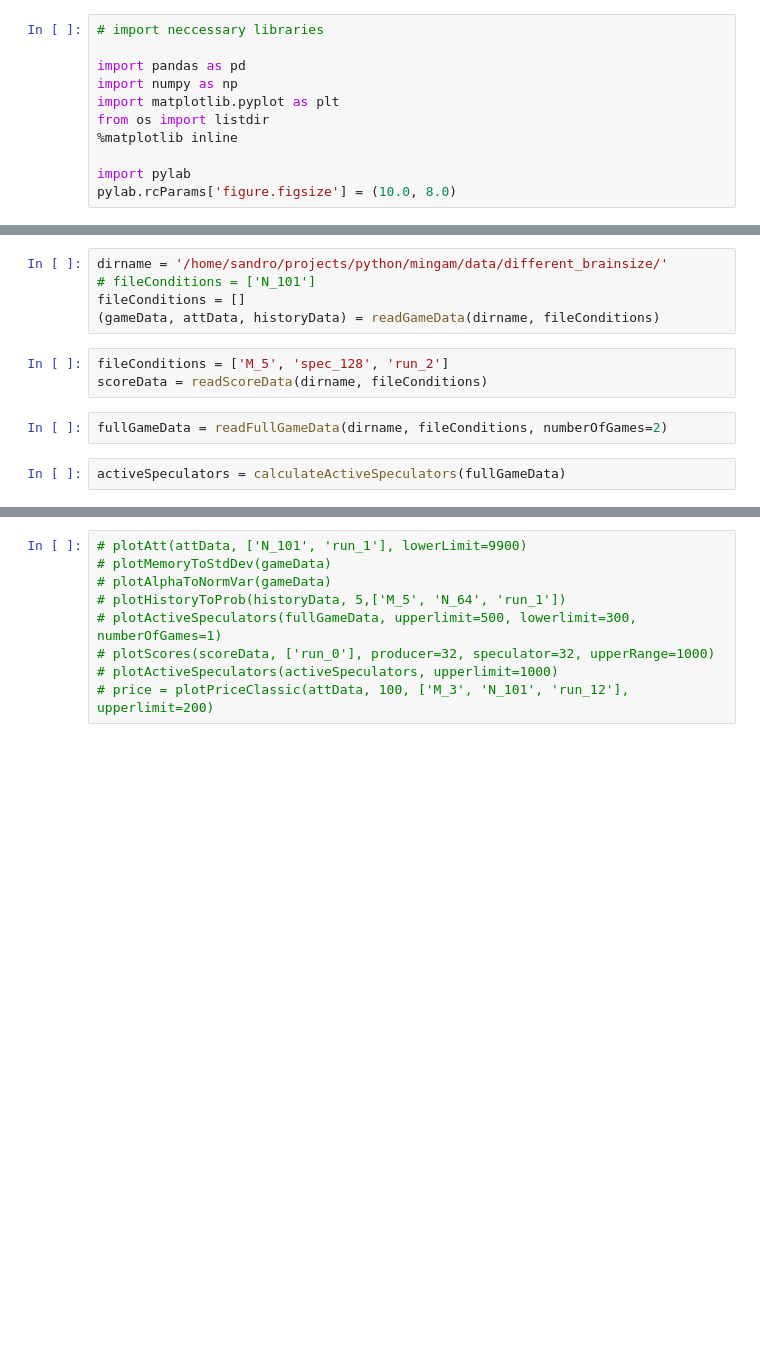
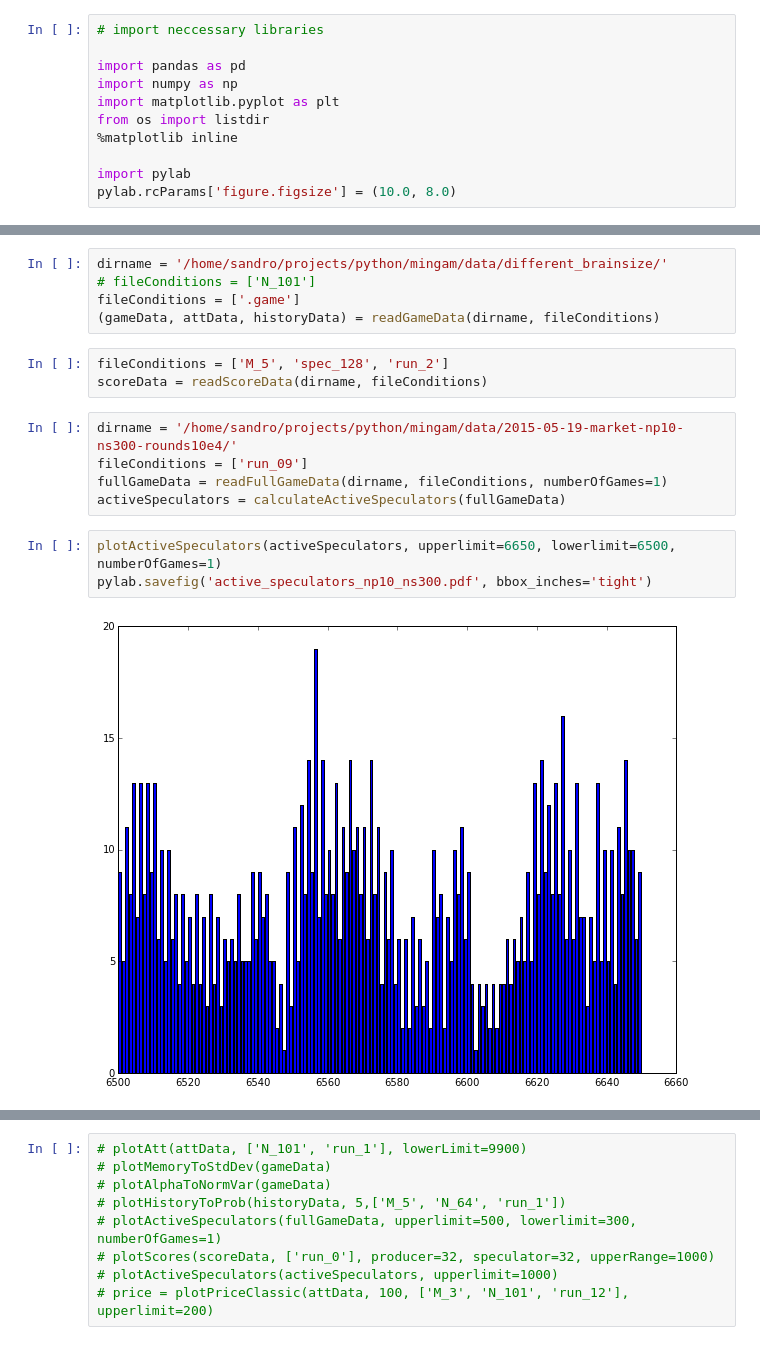
Before and after one commit to sandromehic/mingam, a Jupyter notebook: analysis/analisys.ipynb, the cells around one changed output, grey strips where cells are left out. Drawn from its saved outputs; the diff is of its cells as text; blank space fills up the shorter version.

```diff
--- a/analysis/analisys.ipynb
+++ b/analysis/analisys.ipynb
@@ -254,12 +300,18 @@ def countNonZeros(l):
 # %%
 dirname = '/home/sandro/projects/python/mingam/data/different_brainsize/'
 # fileConditions = ['N_101']
-fileConditions = []
+fileConditions = ['.game']
 (gameData, attData, historyData) = readGameData(dirname, fileConditions)
 # %%
 fileConditions = ['M_5', 'spec_128', 'run_2']
 scoreData = readScoreData(dirname, fileConditions)
-# %%
-fullGameData = readFullGameData(dirname, fileConditions, numberOfGames=2)
-# %%
-activeSpeculators = calculateActiveSpeculators(fullGameData)
+# %%
+dirname = '/home/sandro/projects/python/mingam/data/2015-05-19-market-np10-ns300-rounds10e4/'
+fileConditions = ['run_09']
+fullGameData = readFullGameData(dirname, fileConditions, numberOfGames=1)
+activeSpeculators = calculateActiveSpeculators(fullGameData)
+# %%
+plotActiveSpeculators(activeSpeculators, upperlimit=6650, lowerlimit=6500, numberOfGames=1)
+pylab.savefig('active_speculators_np10_ns300.pdf', bbox_inches='tight')
+# %% [output]
+[figure, added]
```
Also changed, not shown: parts of 5 cells of this notebook, 17 other files.
